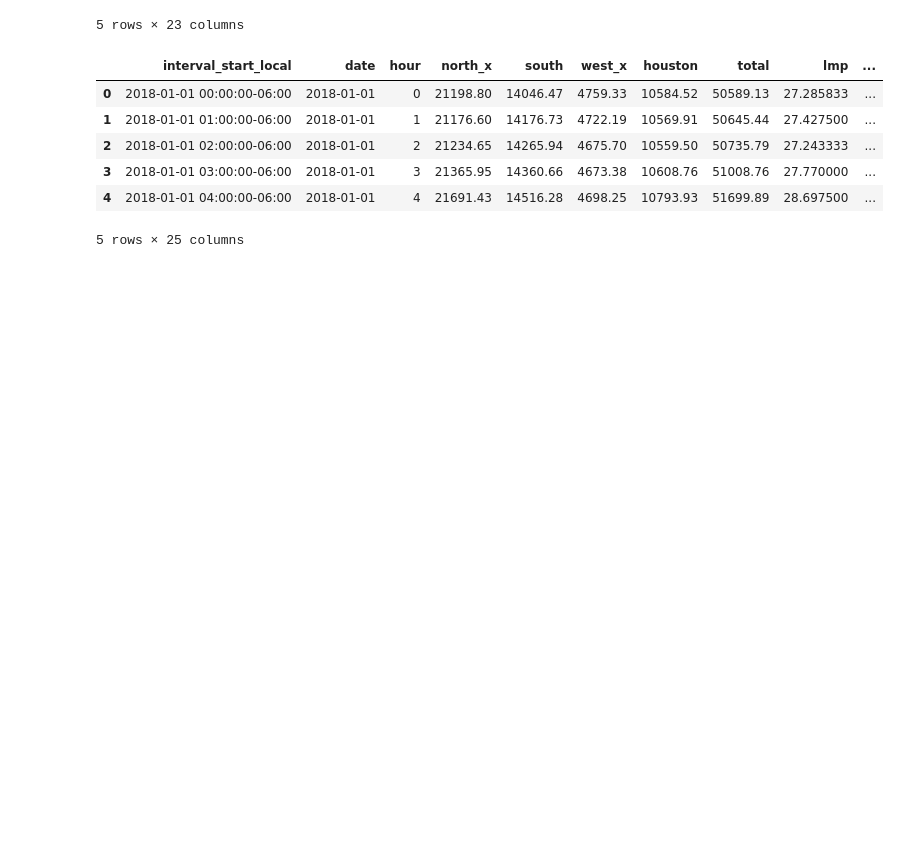
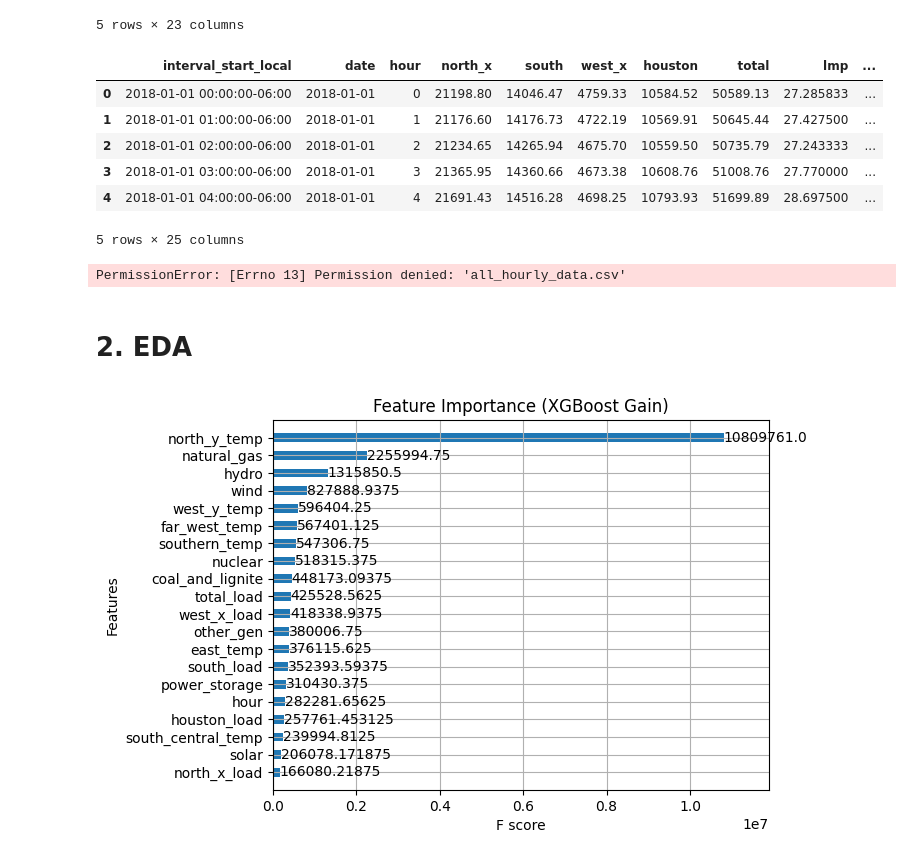
Before and after one commit to jessalynlc/IDS705_final_project, a Jupyter notebook: data_scrape.ipynb, the cells around one changed output. Cells and saved outputs as stored; diff of their text form; code cells hidden in the pictures; blank space fills up the shorter version.

```diff
--- a/data_scrape.ipynb
+++ b/data_scrape.ipynb
@@ -295,4 +313,37 @@ all_hourly_data.head()
 | 4 | 2018-01-01 04:00:00-06:00 | 2018-01-01 | 4 | 21691.43 | 14516.28 | 4698.25 | 10793.93 | 51699.89 | 28.697500 | ... |
 5 rows × 25 columns
 # %%
-all_hourly_data.to_csv('all_hourly_data.csv', index = False)
+# all_hourly_data.to_csv('all_hourly_data.csv', index = False)
+# %% [output]
+PermissionError: [Errno 13] Permission denied: 'all_hourly_data.csv'
+# %% [markdown]
+# 2. EDA
+# %%
+import pandas as pd
+import xgboost as xgb
+import matplotlib.pyplot as plt
+from sklearn.model_selection import train_test_split
+
+# 读取数据
+df = pd.read_csv('all_hourly_data.csv')
+
+# 删除时间戳
+df = df.drop(columns=['interval_start_local', 'date'])
+
+# 划分特征和标签
+X = df.drop(columns=['lmp_HB_BUSAVG'])
+y = df['lmp_HB_BUSAVG']
+
+# 划分训练集和测试集
+X_train, X_test, y_train, y_test = train_test_split(X, y, test_size=0.2, random_state=42)
+
+# 训练模型
+model = xgb.XGBRegressor(objective='reg:squarederror', n_estimators=100)
+model.fit(X_train, y_train)
+
+# 画 feature importance
+xgb.plot_importance(model, importance_type='gain', max_num_features=20, height=0.5)
+plt.title("Feature Importance (XGBoost Gain)")
+plt.show()
+# %% [output]
+[figure, added]
```
Also changed, not shown: parts of 6 cells of this notebook.
